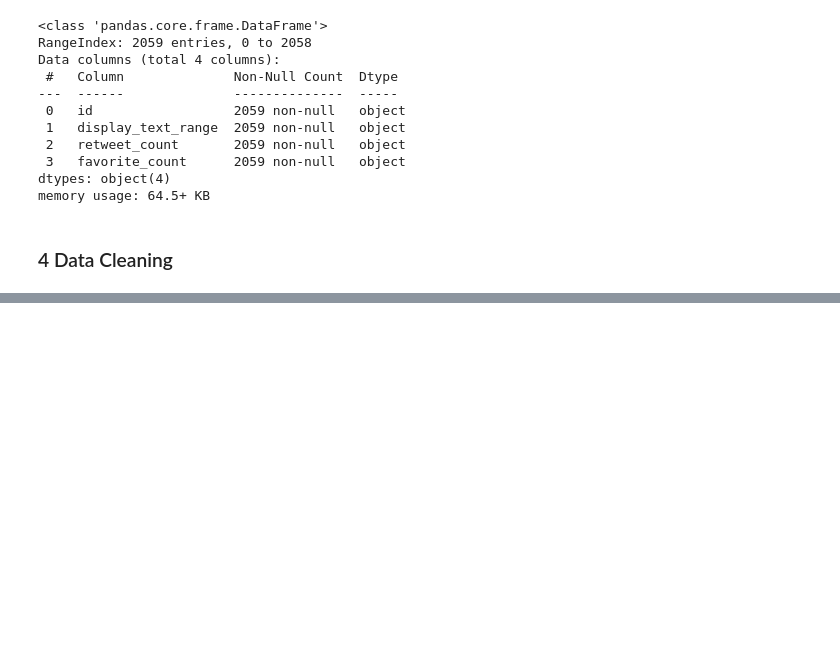
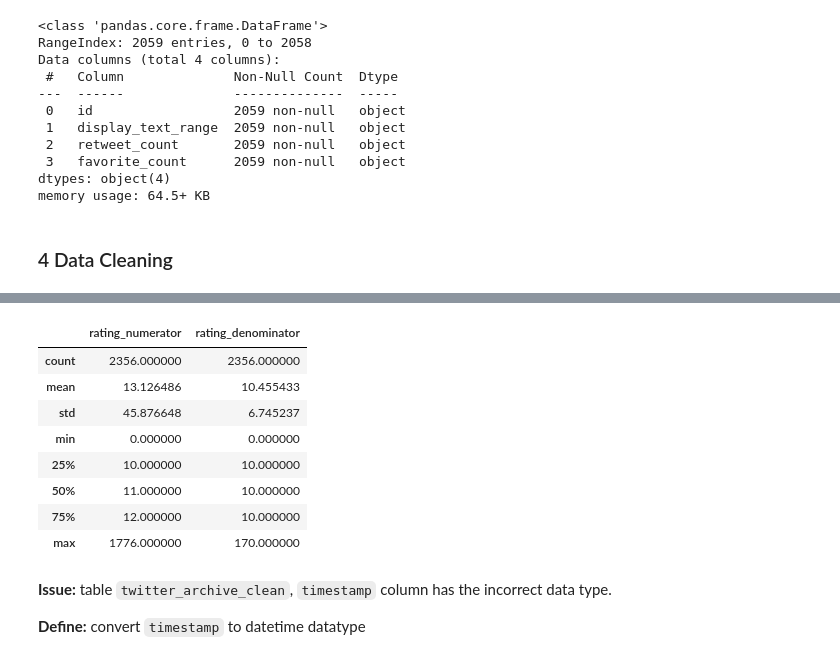
Before and after one commit to Jinning-beep/Udacity_data_analyst_projects, a Jupyter notebook: Project 4/wrangle_act.ipynb, the cells around one changed output, grey strips where cells are left out. Cells and saved outputs as stored; diff of their text form; code cells hidden in the pictures; blank space fills up the shorter version.

```diff
--- a/Project 4/wrangle_act.ipynb
+++ b/Project 4/wrangle_act.ipynb
@@ -326,0 +423,3 @@ df_api_clean = df_api.copy()
+# %%
+twitter_archive_clean['rating_numerator'] = twitter_archive_clean['rating_numerator'].astype(int)
+twitter_archive_clean['rating_denominator'] = twitter_archive_clean['rating_denominator'].astype(int)
@@ -326,0 +447,17 @@ df_api_clean = df_api.copy()
+# %%
+# test
+twitter_archive_clean[['rating_numerator','rating_denominator']].describe()
+# %% [output]
+|  | rating_numerator | rating_denominator |
+| count | 2356.000000 | 2356.000000 |
+| mean | 13.126486 | 10.455433 |
+| std | 45.876648 | 6.745237 |
+| min | 0.000000 | 0.000000 |
+| 25% | 10.000000 | 10.000000 |
+| 50% | 11.000000 | 10.000000 |
+| 75% | 12.000000 | 10.000000 |
+| max | 1776.000000 | 170.000000 |
+# %% [markdown]
+**Issue:** table `twitter_archive_clean`, `timestamp` column has the incorrect data type.
+
+**Define:** convert `timestamp` to datetime datatype
```
Also changed, not shown: parts of 31 cells of this notebook.
